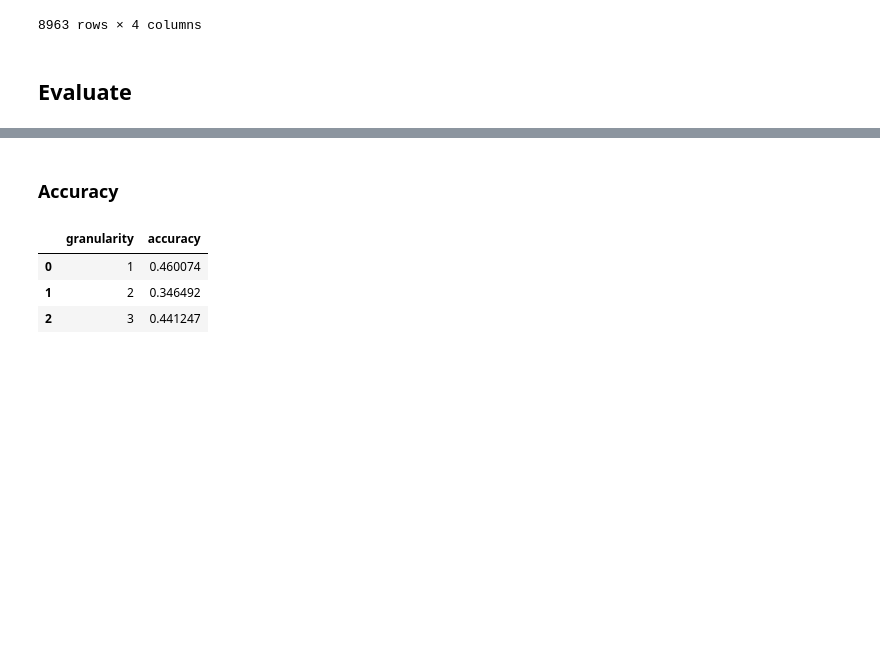
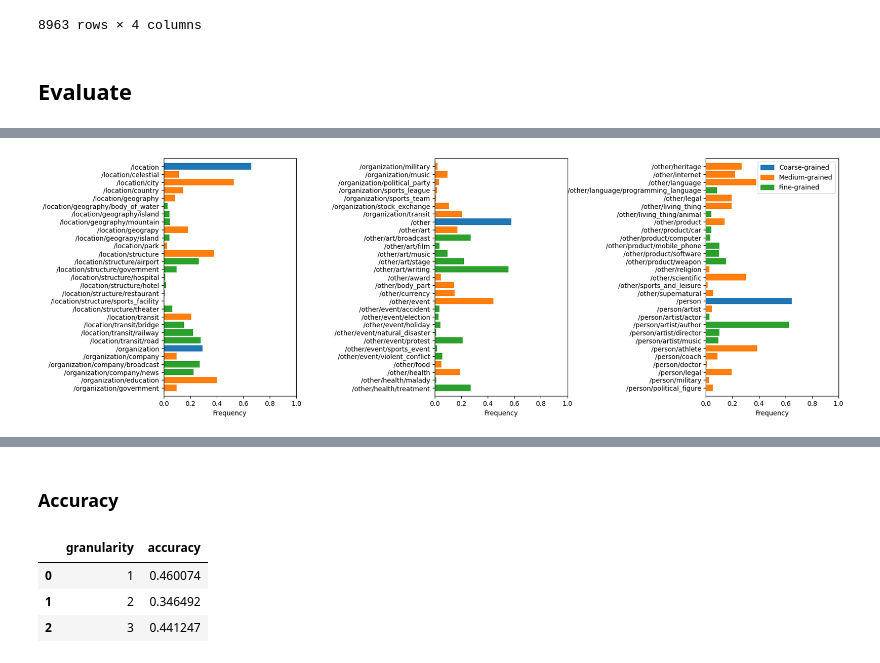
Before and after one commit to psaegert/nli-nec, a Jupyter notebook: dev/experimental/evaluate.ipynb, the cells around one changed output, grey strips where cells are left out. Drawn from its saved outputs; the diff is of its cells as text; code cells hidden in the pictures; blank space fills up the shorter version.

```diff
--- a/dev/experimental/evaluate.ipynb
+++ b/dev/experimental/evaluate.ipynb
@@ -66,0 +83,28 @@ for i in [1, 2, 3]:
+# %%
+granularity_colors = ['tab:blue', 'tab:orange', 'tab:green']
+granularity_labels = ['Coarse-grained', 'Medium-grained', 'Fine-grained']
+
+# Split the plot over multiple columns
+N_COLS = 3
+type_per_col = probabilities.shape[1] // N_COLS
+
+fig, axes = plt.subplots(1, N_COLS, figsize=(5 * N_COLS, 20 // N_COLS))
+fig.tight_layout(w_pad=18)
+fig.subplots_adjust(top=0.9)
+
+for a, ax in enumerate(axes):
+    start = a * type_per_col
+    end = (a + 1) * type_per_col
+    for i, (type, probability) in enumerate(probabilities.iloc[1, start:end].items()):
+        ax.barh(len(probabilities.iloc[1, start:end]) - i, probability, color=granularity_colors[get_granularity(type) - 1])
+    ax.set_yticks(np.arange(1, len(probabilities.iloc[1, start:end]) + 1))
+    ax.set_yticklabels(probabilities.columns[start:end][::-1])
+    ax.set_ylim(0, len(probabilities.iloc[1, start:end]) + 1)
+    ax.set_xlim(0, 1)
+    ax.set_xlabel('Frequency')
+
+# Add a legend
+granularity_handles = [plt.Rectangle((0, 0), 1, 1, color=color) for color in granularity_colors]
+axes[-1].legend(granularity_handles, granularity_labels, loc='upper right');
+# %% [output]
+[figure, added]
```
Also changed, not shown: parts of 9 cells of this notebook, 1 other file.
